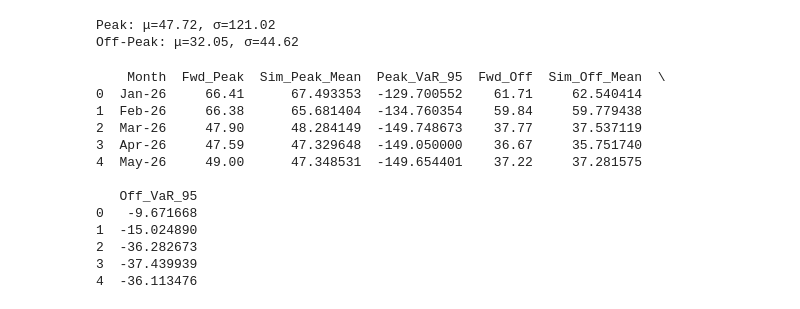
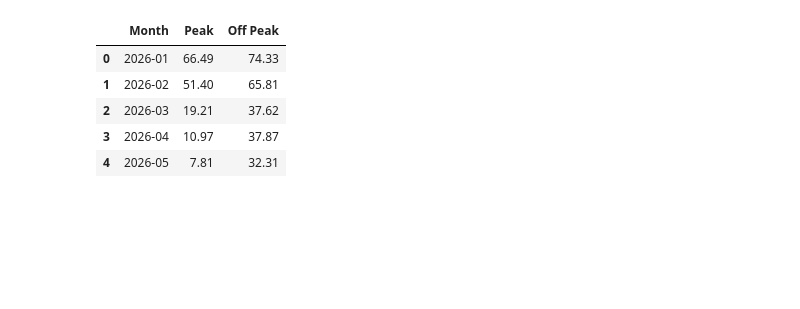
Before and after one commit to anupbhowmik/avangrid-runtime-error, a Jupyter notebook: notebooks/Monte Carlo.ipynb, the cells around one changed output. Saved outputs shown, nothing was run; the diff lists cells and outputs as text; code cells hidden in the pictures; blank space fills up the shorter version.

```diff
--- a/notebooks/Monte Carlo.ipynb
+++ b/notebooks/Monte Carlo.ipynb
@@ -29,59 +10,14 @@ forward.head()
-# %%
-# Split historical data by peak/off-peak
-peak_hist = data[data["P/OP"] == 1]
-off_hist = data[data["P/OP"] == 0]
-
-# Fit simple normal distributions
-peak_mu, peak_sigma = peak_hist["RT Hub"].mean(), peak_hist["RT Hub"].std()
-off_mu, off_sigma = off_hist["RT Hub"].mean(), off_hist["RT Hub"].std()
-
-print(f"Peak: μ={peak_mu:.2f}, σ={peak_sigma:.2f}")
-print(f"Off-Peak: μ={off_mu:.2f}, σ={off_sigma:.2f}")
-# %% [output]
-Peak: μ=47.72, σ=121.02
-Off-Peak: μ=32.05, σ=44.62
-# %%
-N = 10000  # number of Monte Carlo runs
-sim_results = []
-
-for _, row in forward.iterrows():
-    month = row["Month"]
-    fwd_peak = row["Peak"]
-    fwd_off = row["Off Peak"]
-
-    # Generate random scenarios
-    peak_sim = np.random.normal(fwd_peak, peak_sigma, N)
-    off_sim = np.random.normal(fwd_off, off_sigma, N)
-
-    # Aggregate statistics
-    peak_mean = peak_sim.mean()
-    off_mean = off_sim.mean()
-    peak_var95 = np.percentile(peak_sim, 5)
-    off_var95 = np.percentile(off_sim, 5)
-
-    sim_results.append({
-        "Month": month,
-        "Fwd_Peak": fwd_peak,
-        "Sim_Peak_Mean": peak_mean,
-        "Peak_VaR_95": peak_var95,
-        "Fwd_Off": fwd_off,
-        "Sim_Off_Mean": off_mean,
-        "Off_VaR_95": off_var95
-    })
-
-results = pd.DataFrame(sim_results)
-print(results.head())
-# %% [output]
-    Month  Fwd_Peak  Sim_Peak_Mean  Peak_VaR_95  Fwd_Off  Sim_Off_Mean  \
-0  Jan-26     66.41      67.493353  -129.700552    61.71     62.540414
-1  Feb-26     66.38      65.681404  -134.760354    59.84     59.779438
-2  Mar-26     47.90      48.284149  -149.748673    37.77     37.537119
-3  Apr-26     47.59      47.329648  -149.050000    36.67     35.751740
-4  May-26     49.00      47.348531  -149.654401    37.22     37.281575
-
-   Off_VaR_95
-0   -9.671668
-1  -15.024890
-2  -36.282673
-3  -37.439939
-4  -36.113476
+# %%
+data = pd.read_csv("../data/CAISO-Historical-Data.csv", parse_dates=['Date'], dayfirst=False, infer_datetime_format=True)
+fwd = pd.read_csv("../data/CAISO-Forward-Prices.csv")
+gen_pred = pd.read_csv("../data/CAISO-Future-Predictions.csv", parse_dates=['Date'], dayfirst=False, infer_datetime_format=True)
+fwd['Month'] = pd.to_datetime(fwd['Month'], format='%b-%y').dt.to_period('M').astype(str)
+# gen_pred.head()|
+fwd.head()
+# %% [output]
+|  | Month | Peak | Off Peak |
+| 0 | 2026-01 | 66.49 | 74.33 |
+| 1 | 2026-02 | 51.40 | 65.81 |
+| 2 | 2026-03 | 19.21 | 37.62 |
+| 3 | 2026-04 | 10.97 | 37.87 |
+| 4 | 2026-05 | 7.81 | 32.31 |
```
Also changed, not shown: parts of 13 cells of this notebook.
